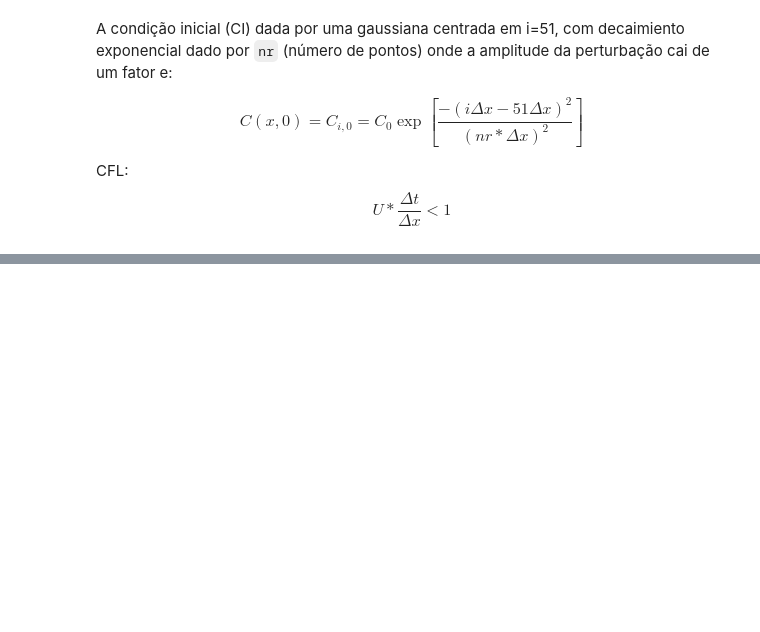
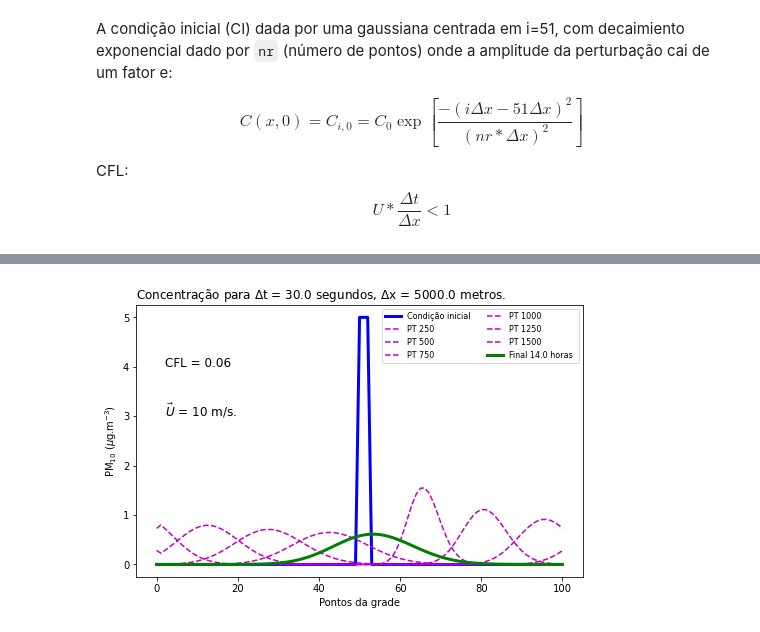
Before and after one commit to adelgadop/Modelagem, a Jupyter notebook: Exercicio_1/Advection.ipynb, the cells around one changed output, grey strips where cells are left out. Cells and saved outputs as stored; diff of their text form; code cells hidden in the pictures; blank space fills up the shorter version.

```diff
--- a/Exercicio_1/Advection.ipynb
+++ b/Exercicio_1/Advection.ipynb
@@ -238,23 +21,0 @@ u = leapfrog(x, t, v, alpha)
-# %%
-fig, ax = plt.subplots()
-plt.close()
-
-ax.set_xlim(( xmin, xmax))
-ax.set_ylim((    0, 1.1))
-
-line1, = ax.plot([], [], lw = 2, color = "r", linestyle = 'dashed')
-line2, = ax.plot([], [], lw = 2, color = "b")
-
-def animate(i):
-    global x
-    global u, uRef
-    yRef = uRef[i]
-    y    = u[i]
-    line1.set_data(x, yRef)
-    line2.set_data(x, y)
-    return (line1, line2)
-
-anim = animation.FuncAnimation(fig, animate, frames = M + 1, interval = 20)
-anim.save('leapfrog.mp4', fps = 30, extra_args=['-vcodec', 'libx264'])
-rc('animation', html = 'jshtml')
-anim
@@ -281,0 +166,12 @@ Note: you may need to restart the kernel to use updated packages.
+# %%
+# Tipo de função, aproximação e contorno
+# --------------------------------------
+fun         =  "Retângulo"          # Gaussiana, Retângulo
+aprox       =  "ordem1"           # ordem1, leapfrog
+cond_front  =  "periódica"          # fixa, periódica, radiacional
+ylabel      =  "PM$_{10}$ ($\mu$g.m$^{-3}$)"
+dP          =  250                  # Intervalo de passo de tempo
+# %%
+plot_sol_num(fun, aprox, cond_front, ylabel, dP)
+# %% [output]
+[figure, added]
```
Also changed, not shown: parts of 19 cells of this notebook, 14 other files.
